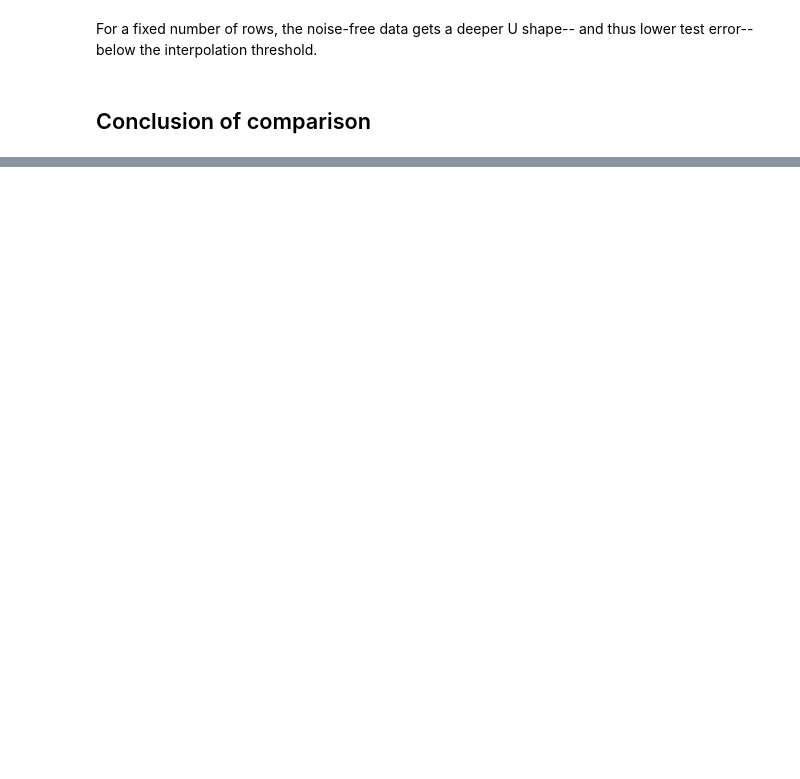
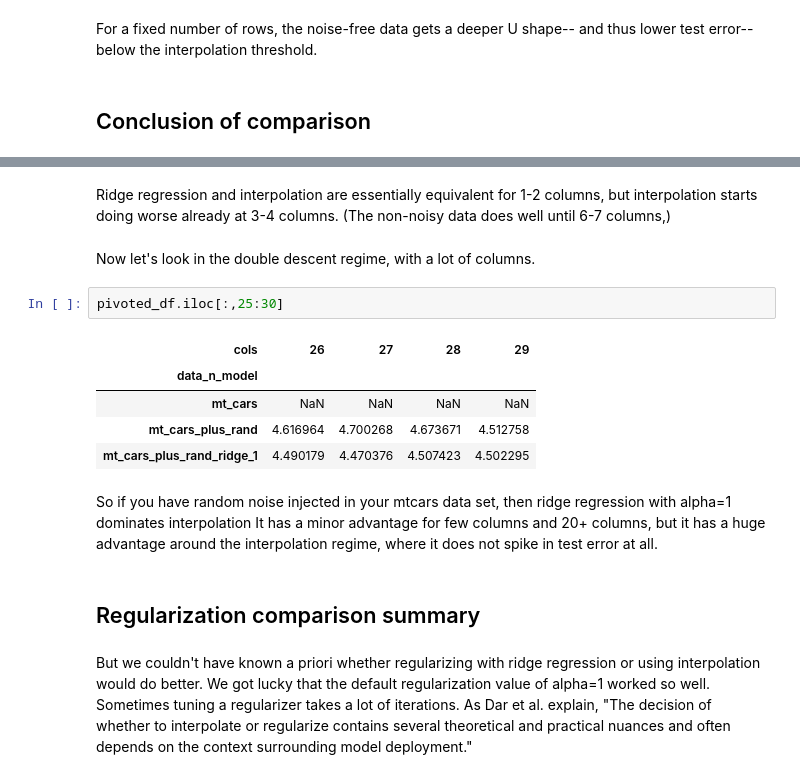
Before and after one commit to jeanimal/double_descent_dar, a Jupyter notebook: double_descent_mtcars_reg.ipynb, the cells around one changed output, grey strips where cells are left out. Cells and saved outputs as stored; diff of their text form; blank space fills up the shorter version.

```diff
--- a/double_descent_mtcars_reg.ipynb
+++ b/double_descent_mtcars_reg.ipynb
@@ -439,0 +496,18 @@ All this theory is nice, but some readers just want to know what to do.
+# %% [markdown]
+Ridge regression and interpolation are essentially equivalent for 1-2 columns, but interpolation starts doing worse already at 3-4 columns.  (The non-noisy data does well until 6-7 columns,)
+# %% [markdown]
+Now let's look in the double descent regime, with a lot of columns.
+# %%
+pivoted_df.iloc[:,25:30]
+# %% [output]
+| cols | 26 | 27 | 28 | 29 |
+| data_n_model |  |  |  |  |
+| mt_cars | NaN | NaN | NaN | NaN |
+| mt_cars_plus_rand | 4.616964 | 4.700268 | 4.673671 | 4.512758 |
+| mt_cars_plus_rand_ridge_1 | 4.490179 | 4.470376 | 4.507423 | 4.502295 |
+# %% [markdown]
+So if you have random noise injected in your mtcars data set, then ridge regression with alpha=1 dominates interpolation  It has a minor advantage for few columns and 20+ columns, but it has a huge advantage around the interpolation regime, where it does not spike in test error at all.
+# %% [markdown]
+## Regularization comparison summary
+# %% [markdown]
+But we couldn't have known a priori whether regularizing with ridge regression or using interpolation would do better.  We got lucky that the default regularization value of alpha=1 worked so well.  Sometimes tuning a regularizer takes a lot of iterations.  As Dar et al. explain, "The decision of whether to interpolate or regularize contains several theoretical and practical nuances and often depends on the context surrounding model deployment."
```
Also changed, not shown: parts of 21 cells of this notebook.
